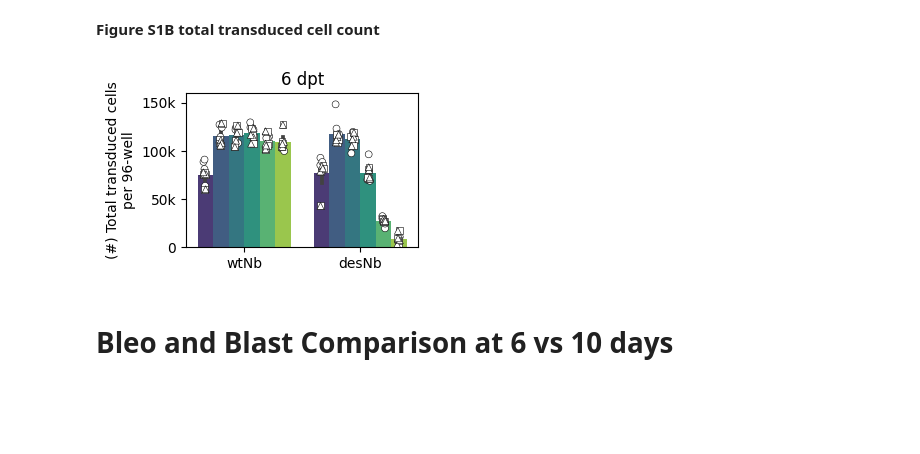
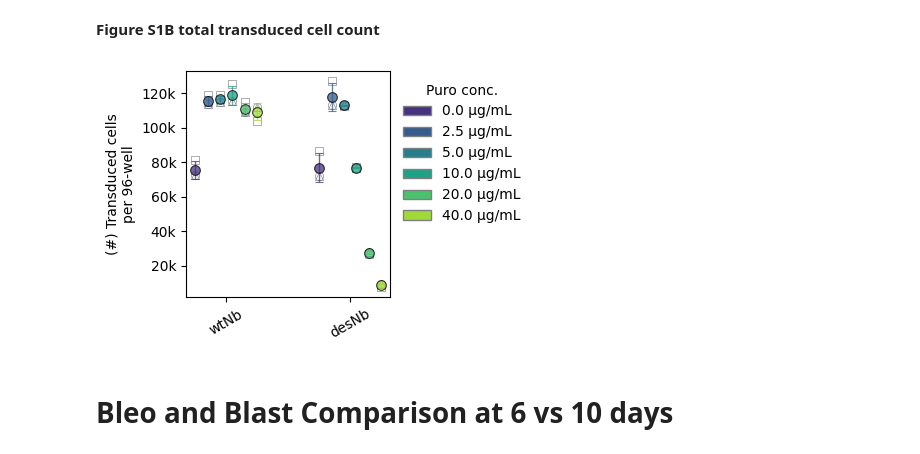
Before and after one commit to GallowayLabMIT/dasit_manuscript, a Jupyter notebook: Figure_1_intro/Figure_1_and_S1.ipynb, the cells around one changed output. Saved outputs shown, nothing was run; the diff lists cells and outputs as text; code cells hidden in the pictures; blank space fills up the shorter version.

```diff
--- a/Figure_1_intro/Figure_1_and_S1.ipynb
+++ b/Figure_1_intro/Figure_1_and_S1.ipynb
@@ -598,27 +599,5 @@ plt.savefig(rd.outfile(output_path_supplement/plottitle),bbox_inches='tight')
 # %% [markdown]
 **Figure S1B total transduced cell count**
-# %%
-# General plotting params
-x = 'cond'
-y = 'count'
-marker_list = ['o', 's', '^', 'D', 'P', 'X']
-
-order = ['pKG04437', 'pKG04440']
-label_map = {'pKG04437':'wtNb', 'pKG04440':'desNb'}
-
-df_curr = data_iRFP670_count_reps.loc[(data_iRFP670_count_reps.cond == 'pKG04437') | (data_iRFP670_count_reps.cond == 'pKG04440')]
-df_curr = df_curr.loc[df_curr.dpt == 6]
-
-hue = 'puro'
-hue_order = np.sort(data_iRFP670_count_reps[hue].unique())
-
-
-
-
-plottitle = 'Figure_S1B_total_count.svg'
-plt.savefig(rd.outfile(output_path_supplement/plottitle),bbox_inches='tight')
-# %% [output]
-[figure, removed]
 # %%
 # General plotting params
 x = 'cond'
@@ -628,20 +607,13 @@ marker_list = ['o', 's', '^', 'D', 'P', 'X']
 order = ['pKG04437', 'pKG04440']
 label_map = {'pKG04437':'wtNb', 'pKG04440':'desNb'}
 
+palette = sns.color_palette("viridis", len(hue_order))
+
 df_curr = data_iRFP670_count_reps.loc[(data_iRFP670_count_reps.cond == 'pKG04437') | (data_iRFP670_count_reps.cond == 'pKG04440')]
 df_curr = df_curr.loc[df_curr.dpt == 6]
 
 hue = 'puro'
 hue_order = np.sort(data_iRFP670_count_reps[hue].unique())
-
-palette = sns.color_palette("viridis", len(hue_order))
-
-# Horizontal offsets for each puro concentration
-offsets = np.linspace(-0.12, 0.12, len(hue_order))
-group_centers = [0, 0.35]
-
-# Tiny offsets for technical replicates
-rep_offsets = np.linspace(-0.02, 0.02, len(bio_means.rep.unique()))
 
 # Calculate mean of biological replicate means
 
@@ -697,7 +669,7 @@ for rep, marker in markers.items():
                 facecolor='white',
                 edgecolor='black',
                 linewidth=0.5,
-                alpha=0.45,
+                alpha=alpha_tech_rep,
                 zorder=2
             )
 
@@ -722,9 +694,9 @@ for i, cond in enumerate(order):
             row['mean'].iloc[0],
             yerr=row['sd'].iloc[0],
             fmt='o',
-            markersize=9,
+            markersize=markersize,
             color=colors[puro],
-            alpha=0.8,
+            alpha=alpha_mean,
             mec='black',
             mew=0.8,
             capsize=3,
@@ -734,7 +706,7 @@ for i, cond in enumerate(order):
 
 # Formatting
 
-ax.yaxis.set_label_text('(#) eGFP+ \nper 96-well')
+ax.yaxis.set_label_text('(#) Transduced cells\nper 96-well')
 ax.xaxis.set_label_text('')
 
 ax.yaxis.set_major_formatter(
@@ -746,34 +718,37 @@ ax.yaxis.set_major_formatter(
 ax.set_xticks(group_centers)
 
 ax.set_xticklabels(
     [label_map[t] for t in order],
     rotation=30
 )
 
 
 # Legend
 legend_handles = [
     Patch(
         facecolor=colors[p],
         edgecolor='grey',
         label=f'{p} µg/mL'
     )
     for p in hue_order
 ]
 
 ax.legend(
     handles=legend_handles,
     title='Puro conc.',
     loc='upper left',
     bbox_to_anchor=(1,1),
     frameon=False
 )
 
 
 fig.tight_layout()
 
-plottitle = 'Figure_S1B_total_count.svg'
+
+plottitle = 'Figure_S1B_total_count_dots.svg'
 plt.savefig(rd.outfile(output_path_supplement/plottitle),bbox_inches='tight')
+# %% [output]
+[figure, added]
 # %% [markdown]
 # Bleo and Blast Comparison at 6 vs 10 days
 # %% [markdown]
```
Also changed, not shown: parts of 4 cells of this notebook.
